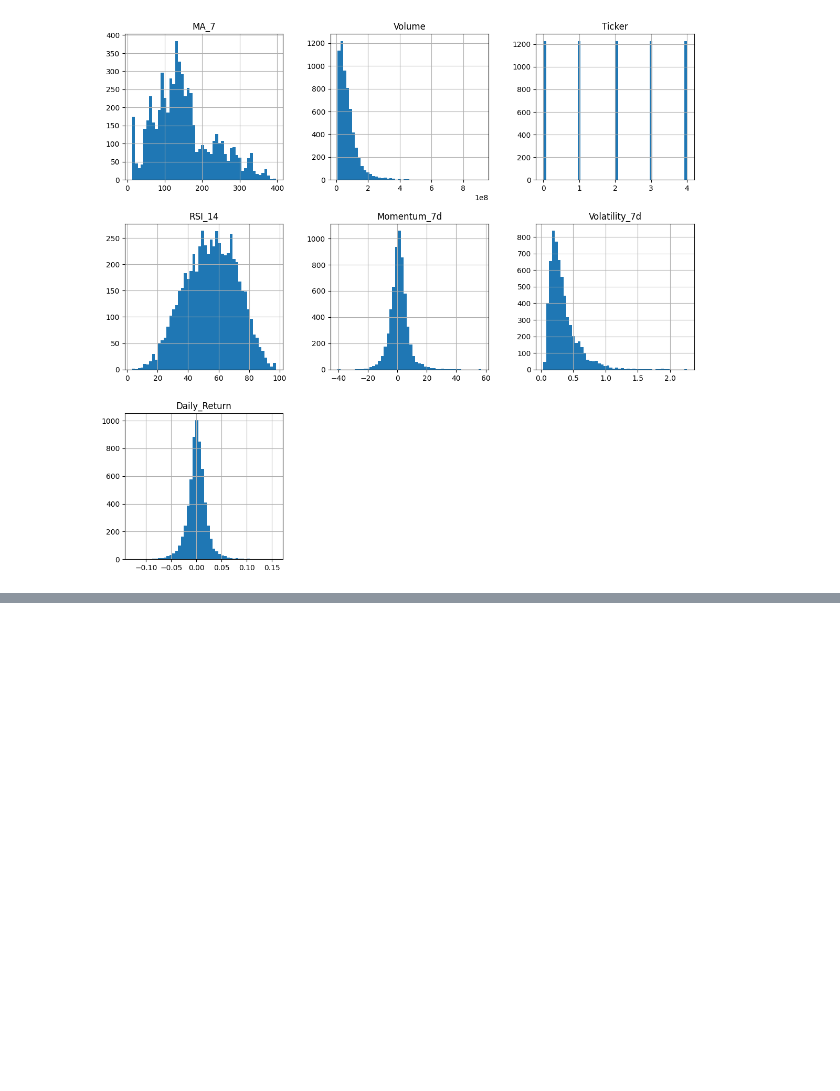
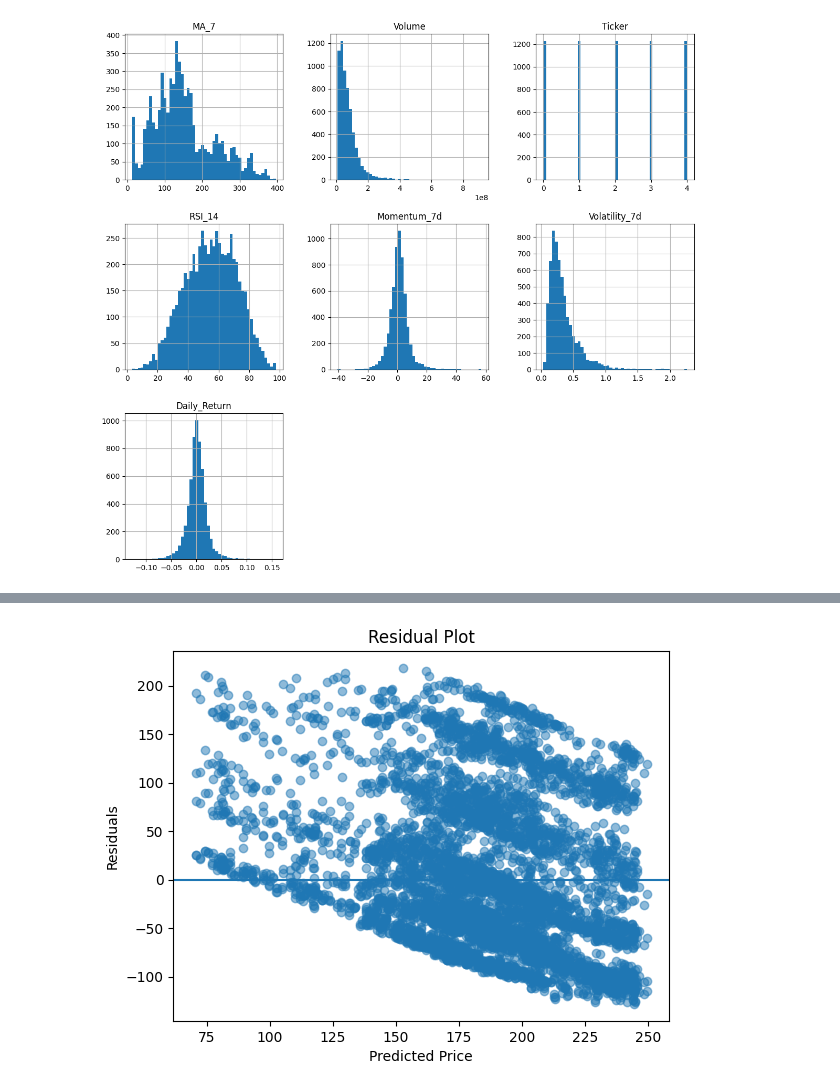
Before and after one commit to Proxtron/tech-stock-forecast, a Jupyter notebook: notebook.ipynb, the cells around one changed output, grey strips where cells are left out. Cells and saved outputs as stored; diff of their text form; code cells hidden in the pictures; blank space fills up the shorter version.

Commit message:
Programmer II: baseline model with chronological split, RandomForest classifier and regressor, and evaluation

```diff
--- a/notebook.ipynb
+++ b/notebook.ipynb
@@ -209,0 +336,12 @@ plt.show()
+# %%
+# Plot residuals to evaluate prediction errors and check for patterns in model performance
+residuals = y_test_reg - y_pred_reg
+
+plt.scatter(y_pred_reg, residuals, alpha=0.5)
+plt.xlabel("Predicted Price")
+plt.ylabel("Residuals")
+plt.title("Residual Plot")
+plt.axhline(0)
+plt.show()
+# %% [output]
+[figure, added]
```
Also changed, not shown: parts of 7 cells of this notebook.
